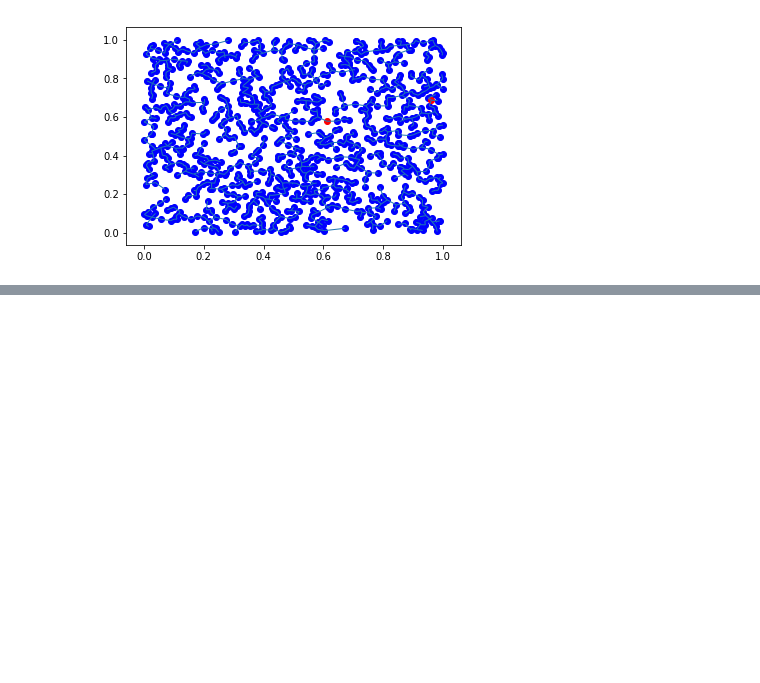
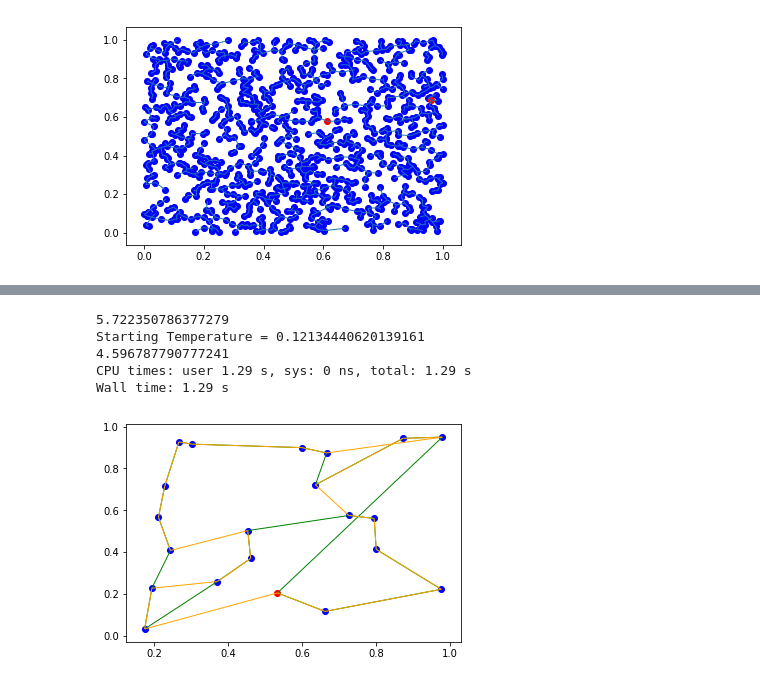
Before and after one commit to Ciro-Taranto/tsp_exercise, a Jupyter notebook: Untitled.ipynb, the cells around one changed output, grey strips where cells are left out. Drawn from its saved outputs; the diff is of its cells as text; code cells hidden in the pictures; blank space fills up the shorter version.

```diff
--- a/Untitled.ipynb
+++ b/Untitled.ipynb
@@ -211,0 +144,5 @@ state
+# %%
+%%time
+gc.collect()
+tsp = search.TravelingSalesman(locations,edges,start='d0',limit_actions=4)
+astar_sol = tsp.astar_search()
@@ -211,0 +153,14 @@ state
+# %%
+%%time
+simu = simulated_anneling.SimAnneal(locations,edges,start='d0',stopping_iter=2*1e5,alpha=0.9995)
+solution = simu.anneal()
+# %% [output]
+5.722350786377279
+Starting Temperature = 0.12134440620139161
+4.596787790777241
+CPU times: user 1.29 s, sys: 0 ns, total: 1.29 s
+Wall time: 1.29 s
+# %%
+out= env.render(simu.curr_solution,astar_sol)
+# %% [output]
+[figure, added]
```
Also changed, not shown: parts of 42 cells of this notebook, 5 other files.
